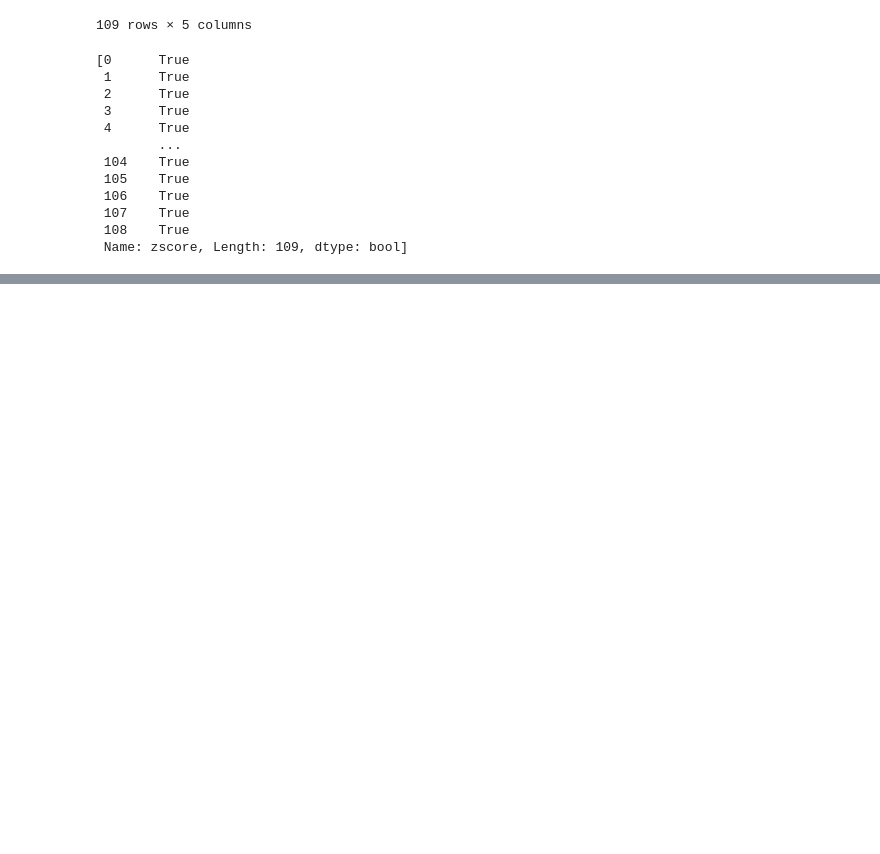
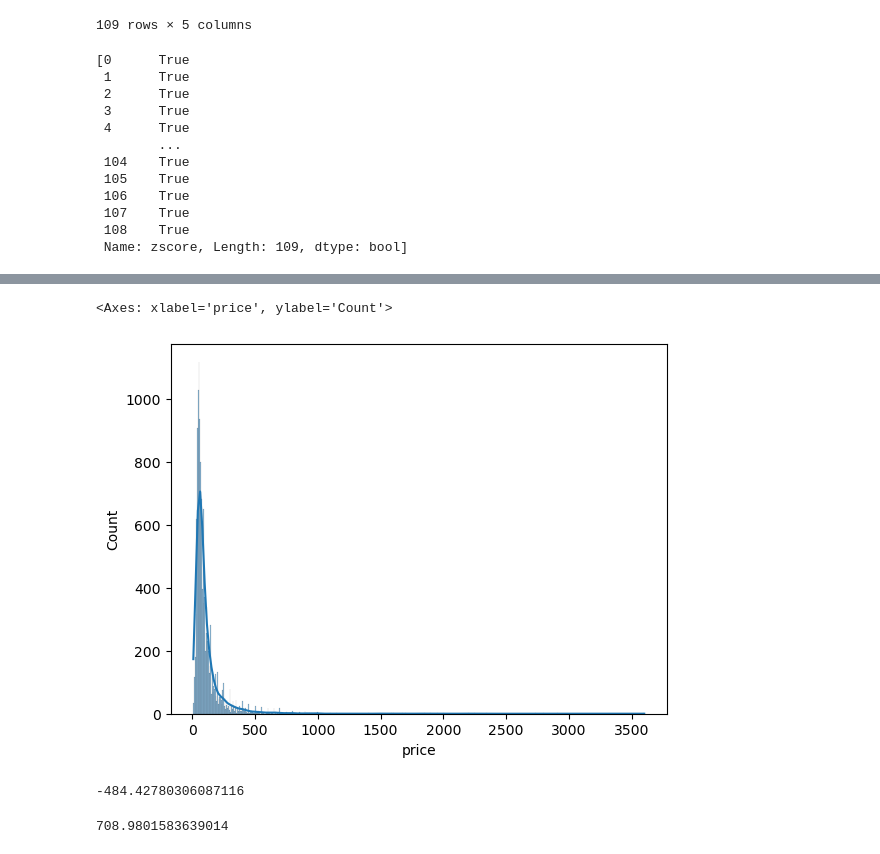
Before and after one commit to sanketvekariya23/Data-science, a Jupyter notebook: math_statics_percentile_standerdeviation_normaldistribution.ipynb, the cells around one changed output, grey strips where cells are left out. Saved outputs shown, nothing was run; the diff lists cells and outputs as text; code cells hidden in the pictures; blank space fills up the shorter version.

Commit message:
solving excersize

```diff
--- a/math_statics_percentile_standerdeviation_normaldistribution.ipynb
+++ b/math_statics_percentile_standerdeviation_normaldistribution.ipynb
@@ -368,0 +367,4 @@ log
+# %%
+import pandas as pd
+df2 = pd.read_csv("excersize1.csv")
+df2
@@ -368,0 +426,16 @@ log
+# %%
+# plot graph also plot bell curve on same histogram
+import seaborn as sn
+sn.histplot(df2.price , kde = True)
+# %% [output]
+<Axes: xlabel='price', ylabel='Count'>
+[figure, added]
+# %%
+# removing outlier using 4 standerd deviation
+df2.price.mean() - 4*df2.price.std()
+# %% [output]
+-484.42780306087116
+# %%
+df2.price.mean()+4*df2.price.std()
+# %% [output]
+708.9801583639014
```
Also changed, not shown: parts of 10 cells of this notebook, 1 other file.
